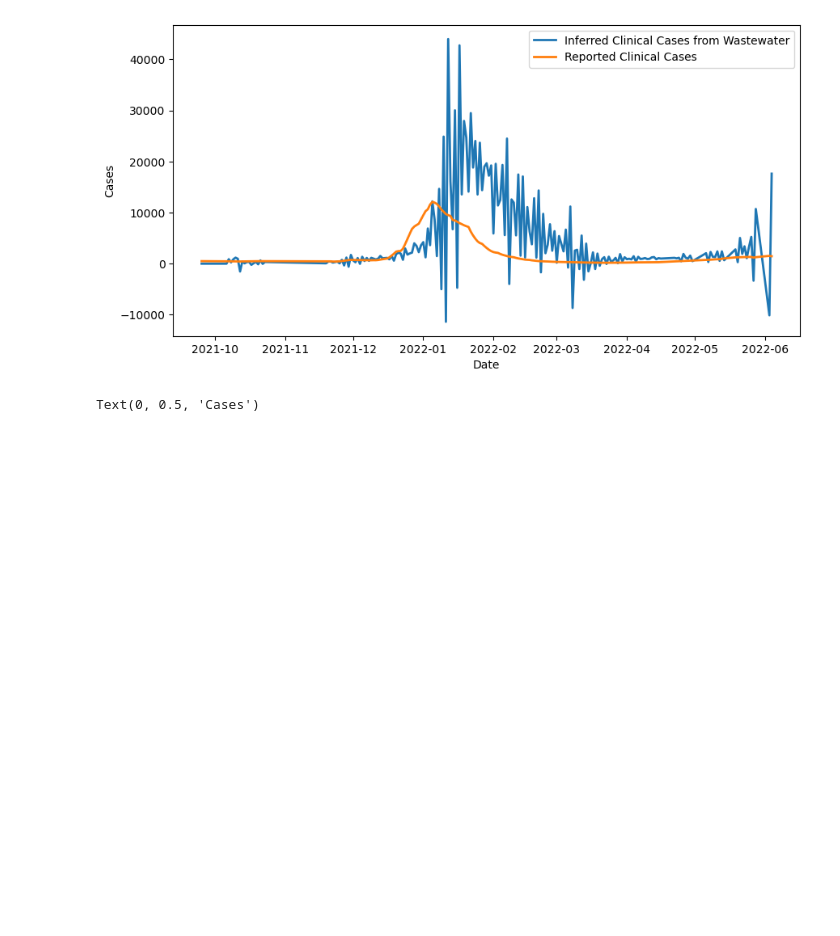
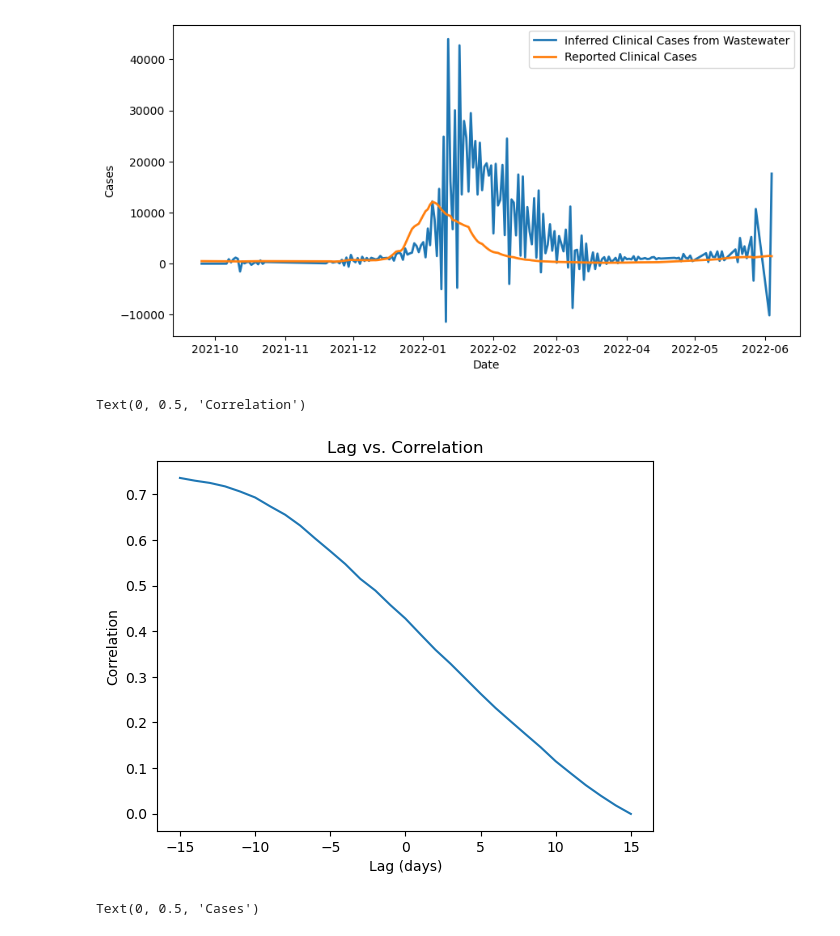
Before and after one commit to elizabethmurphy24/Wastewater-Surveillence, a Jupyter notebook: shedding.ipynb, the cells around one changed output. Cells and saved outputs as stored; diff of their text form; code cells hidden in the pictures; blank space fills up the shorter version.

```diff
--- a/shedding.ipynb
+++ b/shedding.ipynb
@@ -210,6 +210,18 @@ plt.ylabel('Cases')
 # %% [output]
 Text(0, 0.5, 'Cases')
 [figure]
+# %%
+# Lag analysis
+lags = np.arange(-15, 16)
+correlations = [np.corrcoef(Y[:len(C)], np.roll(C, lag))[0, 1] for lag in lags]
+plt.figure()
+plt.plot(lags, correlations)
+plt.title("Lag vs. Correlation")
+plt.xlabel("Lag (days)")
+plt.ylabel("Correlation")
+# %% [output]
+Text(0, 0.5, 'Correlation')
+[figure, added]
 # %%
 # changing lambda_reg
 lambda_reg = 4000000
```
Also changed, not shown: parts of 4 cells of this notebook.
